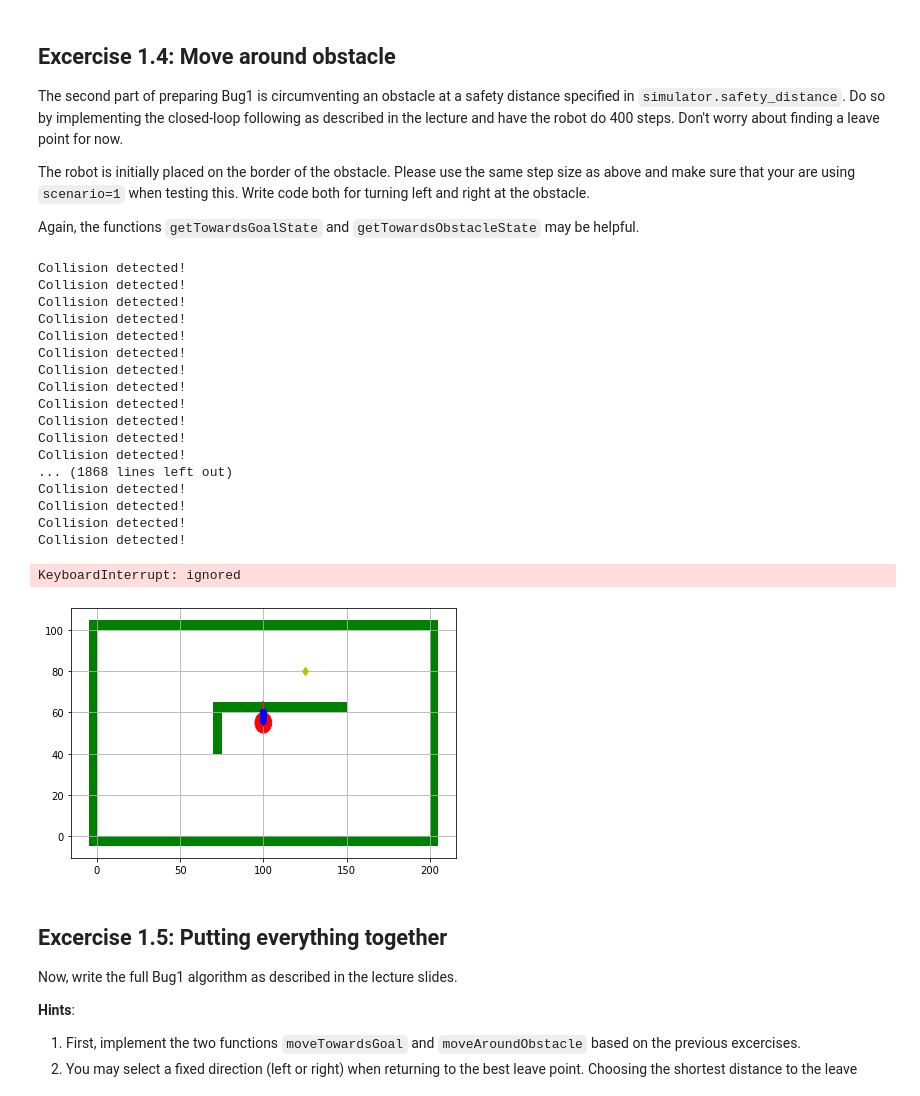
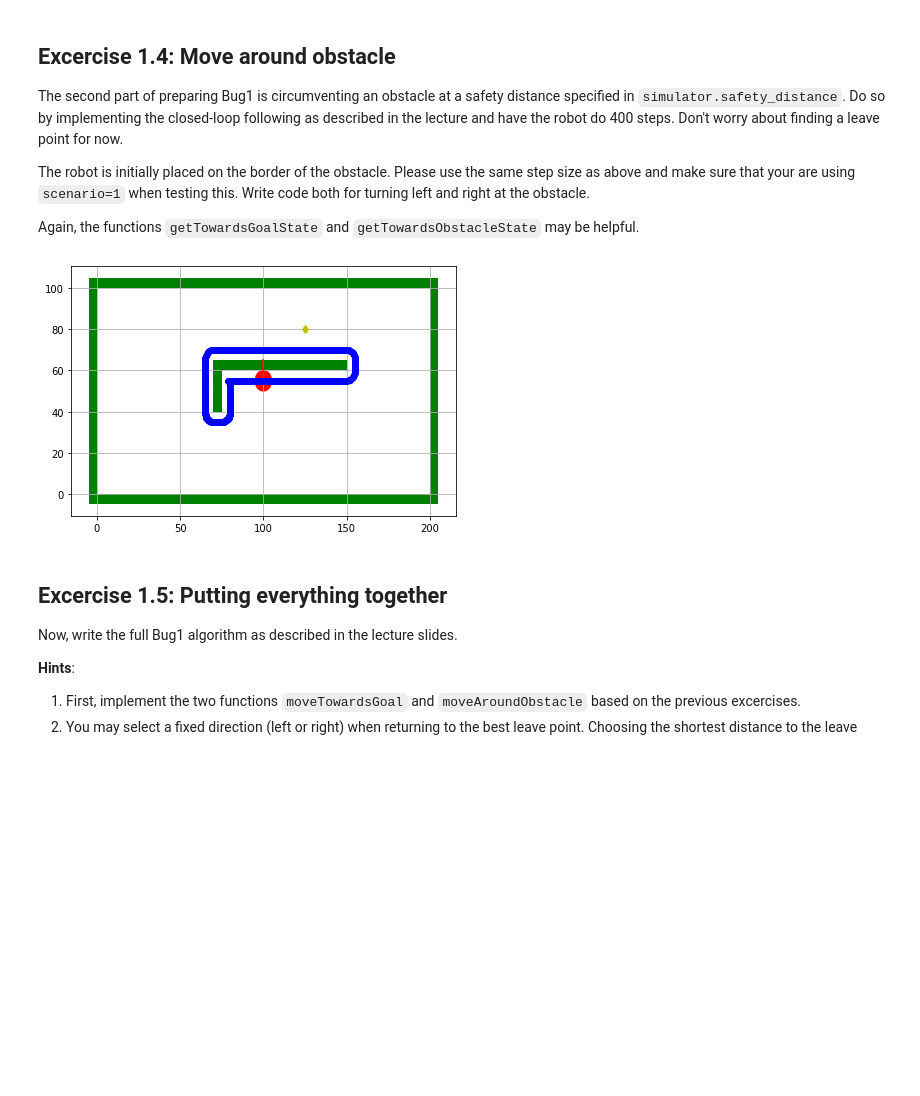
Before and after one commit to Braafisch/Motion-Planning-Assignment, a Jupyter notebook: Assignment_1/MP_Assignment1.ipynb, the cells around one changed output. Drawn from its saved outputs; the diff is of its cells as text; code cells hidden in the pictures; blank space fills up the shorter version.

```diff
--- a/Assignment_1/MP_Assignment1.ipynb
+++ b/Assignment_1/MP_Assignment1.ipynb
@@ -295,59 +296,30 @@ Again, the functions ``getTowardsGoalState`` and ``getTowardsObstacleState`` may
 # %%
 assert scenario==1, 'Please use scenario 1 for this excercise!'
 
 simulator.spawn(x=100, y=55, theta=90/180. * np.pi)
 
 plt.figure()
 simulator.drawBoard()
 simulator.showRobot()
 
 go_right = False
 
 # -- TODO: Add your code here --
 goal_dist, toward_goal_phi, toward_goal_free_dist = getTowardsGoalState(simulator)
 toward_obstacle_phi, toward_obstacle_dist = getTowardsObstacleState(simulator)
 
 while (simulator.getNumMoves()<600) and goal_dist != 0:
-  G = toward_obstacle_dist - simulator.safety_distance
-  # print(G)
-  delta_G = G * np.array([ np.cos(toward_obstacle_phi), np.sin(toward_obstacle_phi)])
-  # print(delta_G)
-  # print(np.linalg.norm(delta_G))
-  delta_star_G = 0.0 if np.linalg.norm(delta_G) == 0.0 else delta_G / np.linalg.norm(delta_G)
-  # print(delta_star_G)
-  T = delta_star_G + np.pi/2
-  # print(T)
-  x = 1*(T - 1 *delta_star_G*delta_G)
-  # print(x)
-  Turn = np.arccos(x[1],abs(x))
-  # print(Turn)
+  D = toward_obstacle_dist
+  G = D - simulator.safety_distance
+  delta_G = toward_goal_phi
+  T = np.pi/2+toward_obstacle_phi
+
+
+  simulator.turn(T-np.tan(G))
   simulator.forward(1)
-
-  # if toward_goal_phi != np.pi/2:
-  #   simulator.turn(np.pi/2+toward_obstacle_phi)
-
-  # simulator.forward(1)
   plt.plot(simulator.x, simulator.y, 'bo')
 
   goal_dist, toward_goal_phi, toward_goal_free_dist = getTowardsGoalState(simulator)
   toward_obstacle_phi, toward_obstacle_dist = getTowardsObstacleState(simulator)
 # %% [output]
-Collision detected!
-Collision detected!
-Collision detected!
-Collision detected!
-Collision detected!
-Collision detected!
-Collision detected!
-Collision detected!
-Collision detected!
-Collision detected!
-Collision detected!
-Collision detected!
-... (1868 lines left out)
-Collision detected!
-Collision detected!
-Collision detected!
-Collision detected!
-KeyboardInterrupt: ignored
-[figure, old version]
+[figure, new version]
```
Also changed, not shown: parts of 2 cells of this notebook, 1 other file.
